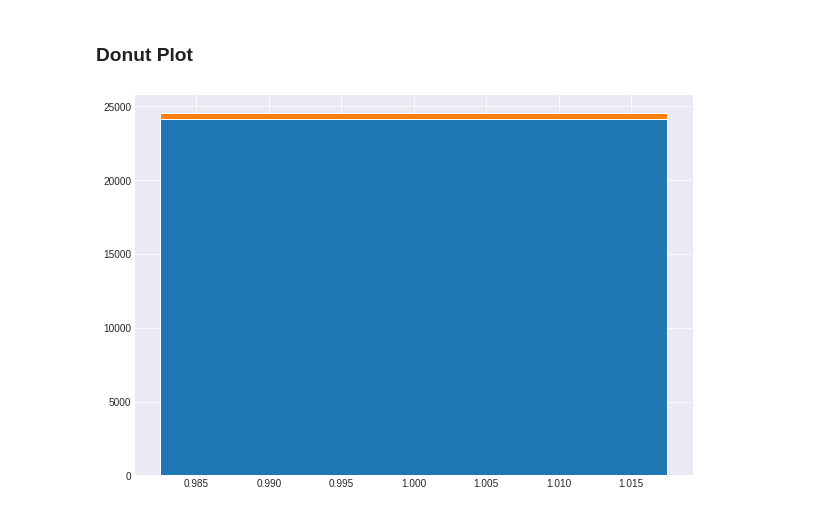
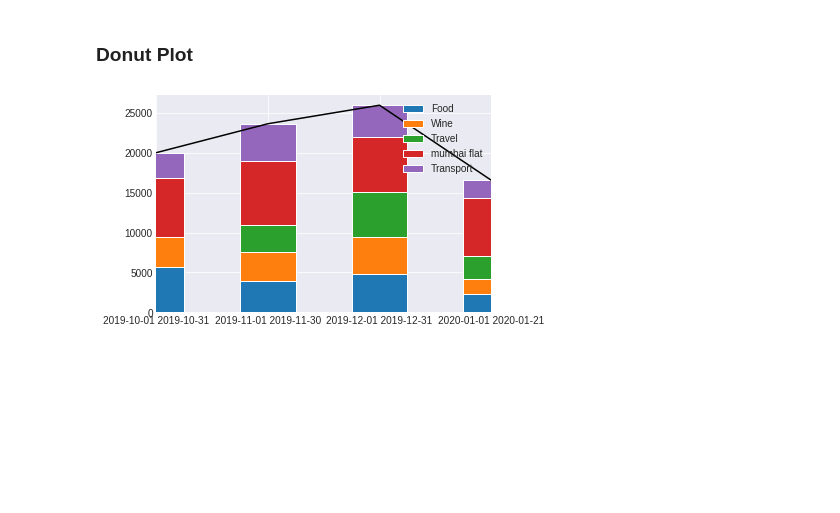
Before and after one commit to ShreyasKbrn/the_cashflow, a Jupyter notebook: app.ipynb, the cells around one changed output. Cells and saved outputs as stored; diff of their text form; code cells hidden in the pictures; blank space fills up the shorter version.

Commit message:
Repaired stacked bar graph

```diff
--- a/app.ipynb
+++ b/app.ipynb
@@ -558,36 +558,34 @@ plt.axis('equal')
 circle = plt.Circle(xy=(0, 0), radius=0.35, facecolor='white')
 plt.gca().add_artist(circle)
 plt.show()
-# %%
-import matplotlib.pyplot as plt
-fig, ax = plt.subplots(figsize=(10,7))
-colors = ["#006D2C", "#31A354","#74C476", "#FFFF00", "#808000", "#00FF00", "#008000"]
-
-def stacked():
-    num=0;
-    """['Food', 'home bills', 'during work snack', 'Transportation', 'Gift' ,'Wine',
- 'Travel', 'mumbai flat' ,'Health', 'Others', 'petrol', 'Grants', 'Clothing',
- 'set aside', 'Snacks', 'Home', 'Bills', 'Education', 'Sport', 'Barber',
- 'Refunds', 'Social' ,'mumbai groceries', 'Electronics', 'lend return',
- 'Shopping', 'Car', 'pocket money', 'Cigarette', 'Office', 'lend']"""
-    categories = ['Food', 'during work snack']
-    startDate = ''
-    endDate = ''
-    N = len(categories)
-    #getDataForCategory(data.copy(), '', startDate , endDate, False)
-    plotted = []
-    p = {}
-    bottoms=0
-    for category in categories:
-        categoryData = getDataForCategory(data.copy(), category, startDate, endDate, False)
-        #print(-1*np.sum(categoryData[column_map['amount'].values))
-        #print(-1*np.sum(categoryData[column_map['amount']].values))
-        val = -1*np.sum(categoryData[column_map['amount']].values)
-        plt.bar([1], [val], bottom=bottoms)
-        bottoms += val
-    plt.show()
-
-
-stacked()
-# %% [output]
-[figure, removed]
+# %%
+import pandas as pd
+import matplotlib.pyplot as plt
+
+def stacked1():
+    startDates = ['2019-10-01','2019-11-01','2019-12-01','2020-01-01']
+    endDates = ['2019-10-31','2019-11-30','2019-12-31','2020-01-21']
+    indexes = []
+
+    data_dic = {}
+
+    categories = ['Food','Wine','Travel', 'mumbai flat', 'Transport']
+
+    for category in categories:
+        category_totals=[]
+        for i in range(len(startDates)):
+            categoryData = getDataForCategory(data.copy(), category, startDates[i], endDates[i], False)
+            category_totals.append(-1*np.sum(categoryData[column_map['amount']].values))
+        data_dic[category] = category_totals
+
+    for i in range(len(startDates)):
+        indexes.append(startDates[i]+' '+endDates[i])
+    df = pd.DataFrame(index = indexes,data= data_dic)
+
+    ax = df.plot(kind="bar", stacked=True)
+    df.sum(axis=1).plot(ax=ax, color="k")
+
+    plt.show()
+stacked1()
+# %% [output]
+[figure, added]
```
